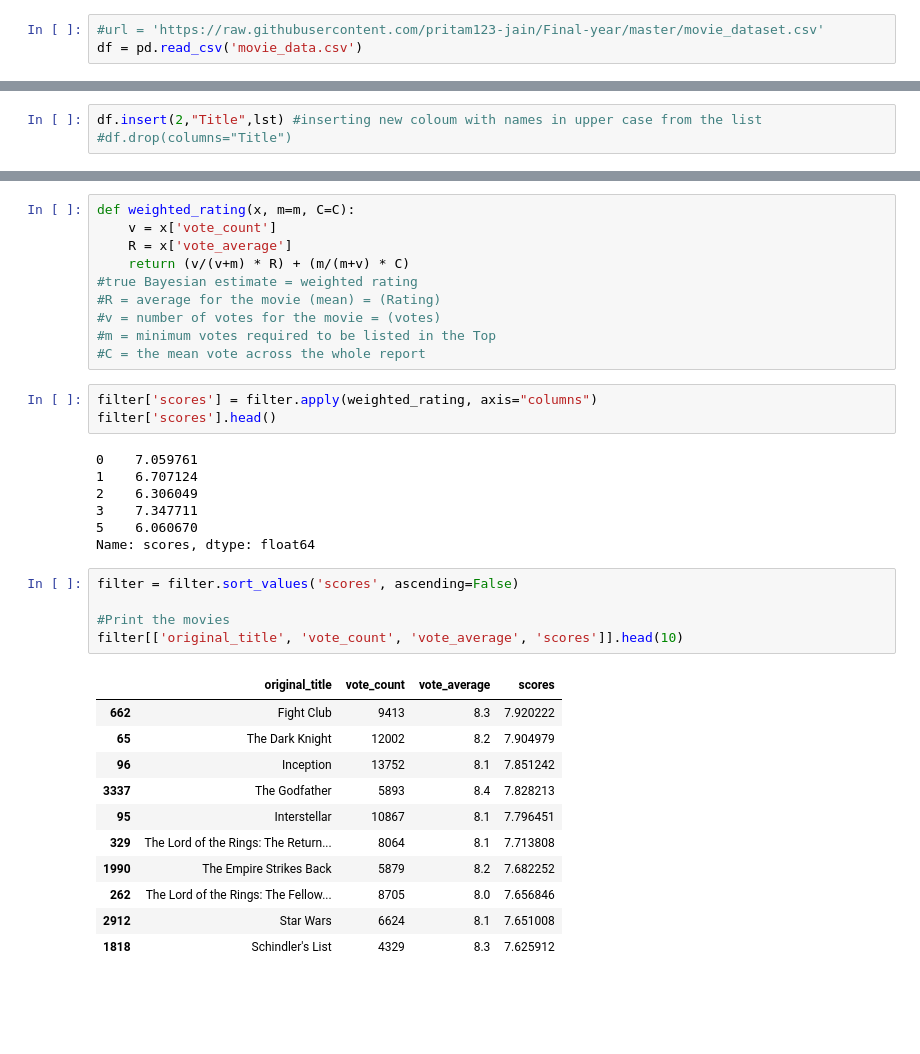
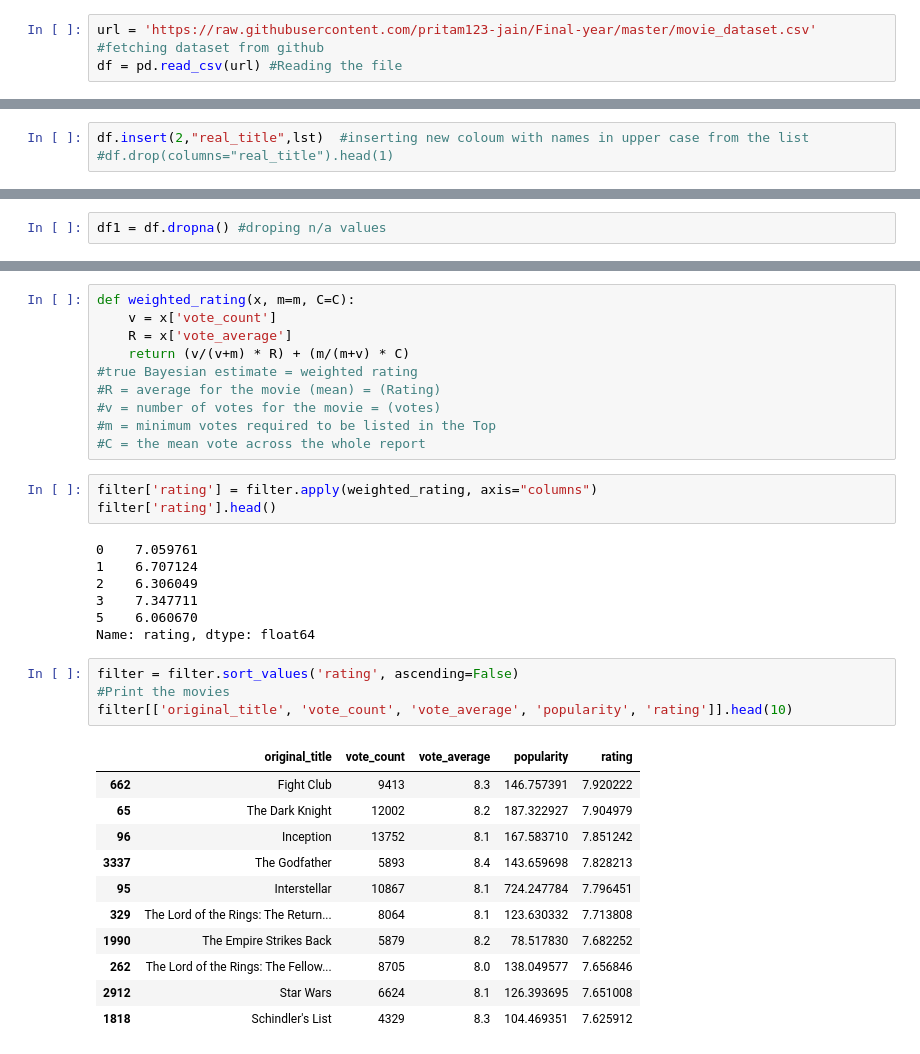
Before and after one commit to pritam123-jain/Final-year, a Jupyter notebook: recommendation.ipynb, the cells around one changed output, grey strips where cells are left out. Drawn from its saved outputs; the diff is of its cells as text; blank space fills up the shorter version.

```diff
--- a/recommendation.ipynb
+++ b/recommendation.ipynb
@@ -14,4 +13,4 @@ Saving movie_data.csv to movie_data.csv
 # %%
-#url = 'https://raw.githubusercontent.com/pritam123-jain/Final-year/master/movie_dataset.csv'
-df = pd.read_csv('movie_data.csv')
+url = 'https://raw.githubusercontent.com/pritam123-jain/Final-year/master/movie_dataset.csv' #fetching dataset from github
+df = pd.read_csv(url) #Reading the file
 # %%
@@ -30,6 +28,6 @@ print(lst)
 # %% [output]
 ['AVATAR', "PIRATES OF THE CARIBBEAN: AT WORLD'S END", 'SPECTRE', 'THE DARK KNIGHT RISES', 'JOHN CARTER', 'SPIDER-MAN 3', 'TANGLED', 'AVENGERS: AGE OF ULTRON', 'HARRY POTTER AND THE HALF-BLOOD PRINCE' ...
 # %%
-df.insert(2,"Title",lst) #inserting new coloum with names in upper case from the list
-#df.drop(columns="Title")
+df.insert(2,"real_title",lst)  #inserting new coloum with names in upper case from the list
+#df.drop(columns="real_title").head(1)
 # %%
@@ -61,2 +60,4 @@ df[coloums].isnull().values.any() # checking null value if any = true else false
 # %% [output]
 True
+# %%
+df1 = df.dropna() #droping n/a values
@@ -86,29 +96,28 @@ def weighted_rating(x, m=m, C=C):
 #m = minimum votes required to be listed in the Top
 #C = the mean vote across the whole report
 # %%
-filter['scores'] = filter.apply(weighted_rating, axis="columns")
-filter['scores'].head()
+filter['rating'] = filter.apply(weighted_rating, axis="columns")
+filter['rating'].head()
 # %% [output]
 0    7.059761
 1    6.707124
 2    6.306049
 3    7.347711
 5    6.060670
-Name: scores, dtype: float64
+Name: rating, dtype: float64
 # %%
-filter = filter.sort_values('scores', ascending=False)
-
+filter = filter.sort_values('rating', ascending=False)
 #Print the movies
-filter[['original_title', 'vote_count', 'vote_average', 'scores']].head(10)
+filter[['original_title', 'vote_count', 'vote_average', 'popularity', 'rating']].head(10)
 # %% [output]
-|  | original_title | vote_count | vote_average | scores |
-| 662 | Fight Club | 9413 | 8.3 | 7.920222 |
-| 65 | The Dark Knight | 12002 | 8.2 | 7.904979 |
-| 96 | Inception | 13752 | 8.1 | 7.851242 |
-| 3337 | The Godfather | 5893 | 8.4 | 7.828213 |
-| 95 | Interstellar | 10867 | 8.1 | 7.796451 |
-| 329 | The Lord of the Rings: The Return... | 8064 | 8.1 | 7.713808 |
-| 1990 | The Empire Strikes Back | 5879 | 8.2 | 7.682252 |
-| 262 | The Lord of the Rings: The Fellow... | 8705 | 8.0 | 7.656846 |
-| 2912 | Star Wars | 6624 | 8.1 | 7.651008 |
-| 1818 | Schindler's List | 4329 | 8.3 | 7.625912 |
+|  | original_title | vote_count | vote_average | popularity | rating |
+| 662 | Fight Club | 9413 | 8.3 | 146.757391 | 7.920222 |
+| 65 | The Dark Knight | 12002 | 8.2 | 187.322927 | 7.904979 |
+| 96 | Inception | 13752 | 8.1 | 167.583710 | 7.851242 |
+| 3337 | The Godfather | 5893 | 8.4 | 143.659698 | 7.828213 |
+| 95 | Interstellar | 10867 | 8.1 | 724.247784 | 7.796451 |
+| 329 | The Lord of the Rings: The Return... | 8064 | 8.1 | 123.630332 | 7.713808 |
+| 1990 | The Empire Strikes Back | 5879 | 8.2 | 78.517830 | 7.682252 |
+| 262 | The Lord of the Rings: The Fellow... | 8705 | 8.0 | 138.049577 | 7.656846 |
+| 2912 | Star Wars | 6624 | 8.1 | 126.393695 | 7.651008 |
+| 1818 | Schindler's List | 4329 | 8.3 | 104.469351 | 7.625912 |
```
Also changed, not shown: parts of 22 cells of this notebook.
